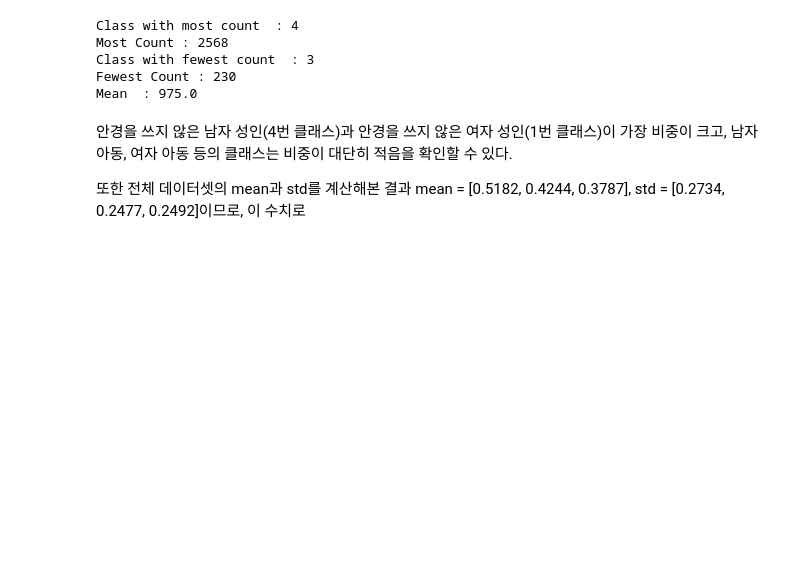
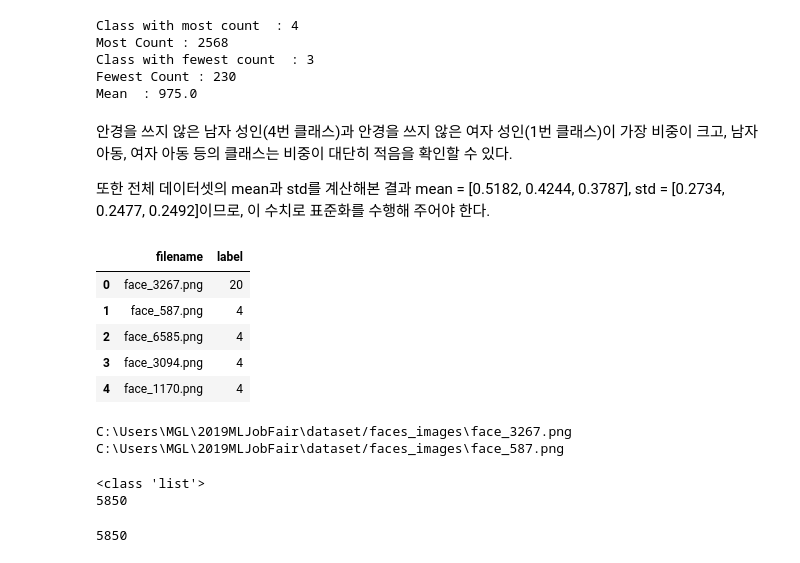
Before and after one commit to brstar96/2019MLJobFair, a Jupyter notebook: DatasetEDA.ipynb, the cells around one changed output. Saved outputs shown, nothing was run; the diff lists cells and outputs as text; code cells hidden in the pictures; blank space fills up the shorter version.

```diff
--- a/DatasetEDA.ipynb
+++ b/DatasetEDA.ipynb
@@ -39,9 +39,9 @@ os.listdir(TRAIN_IMG_PATH)
  ...]
 # %%
 # CSV 파일 경로
-df_train = pd.read_csv(os.path.join(DATA_PATH, 'train_vision.csv'))
-df_test = pd.read_csv(os.path.join(DATA_PATH, 'test_vision.csv'))
-df_sample_output = pd.read_csv(os.path.join(DATA_PATH, 'sample_output_vision.csv'))
+df_train = pd.read_csv(os.path.join(DATA_PATH, 'train_vision.csv'), skipinitialspace=True)
+df_test = pd.read_csv(os.path.join(DATA_PATH, 'test_vision.csv'), skipinitialspace=True)
+df_sample_output = pd.read_csv(os.path.join(DATA_PATH, 'sample_output_vision.csv'), skipinitialspace=True)
 # %%
 df_train.head()
 # %% [output]
@@ -119,4 +141,14 @@ Mean  : 975.0
 # %% [markdown]
 안경을 쓰지 않은 남자 성인(4번 클래스)과 안경을 쓰지 않은 여자 성인(1번 클래스)이 가장 비중이 크고, 남자 아동, 여자 아동 등의 클래스는 비중이 대단히 적음을 확인할 수 있다.
 
-또한 전체 데이터셋의 mean과 std를 계산해본 결과 mean = [0.5182, 0.4244, 0.3787], std = [0.2734, 0.2477, 0.2492]이므로, 이 수치로
+또한 전체 데이터셋의 mean과 std를 계산해본 결과 mean = [0.5182, 0.4244, 0.3787], std = [0.2734, 0.2477, 0.2492]이므로, 이 수치로 표준화를 수행해 주어야 한다.
+# %%
+df_train.at[0, 'label']= 20
+df_train.head()
+# %% [output]
+|  | filename | label |
+| 0 | face_3267.png | 20 |
+| 1 | face_587.png | 4 |
+| 2 | face_6585.png | 4 |
+| 3 | face_3094.png | 4 |
+| 4 | face_1170.png | 4 |
@@ -122,0 +160,6 @@ Mean  : 975.0
+# %%
+print(df_train['filename'][0])
+print(df_train['filename'][1])
+# %% [output]
+C:\Users\MGL\2019MLJobFair\dataset/faces_images\face_3267.png
+C:\Users\MGL\2019MLJobFair\dataset/faces_images\face_587.png
@@ -122,0 +168,10 @@ Mean  : 975.0
+# %%
+print(type(train_img_paths))
+print(len(train_img_paths))
+# %% [output]
+<class 'list'>
+5850
+# %%
+print(len(df_train))
+# %% [output]
+5850
```
Also changed, not shown: parts of 7 cells of this notebook, 5 other files.
